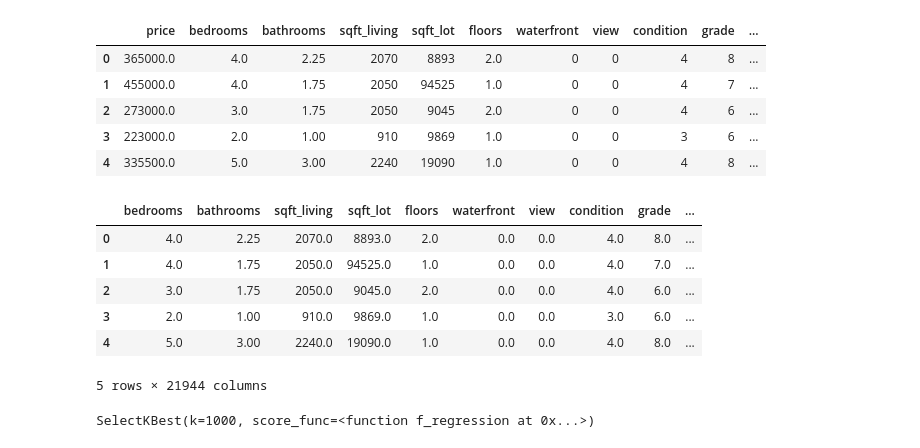
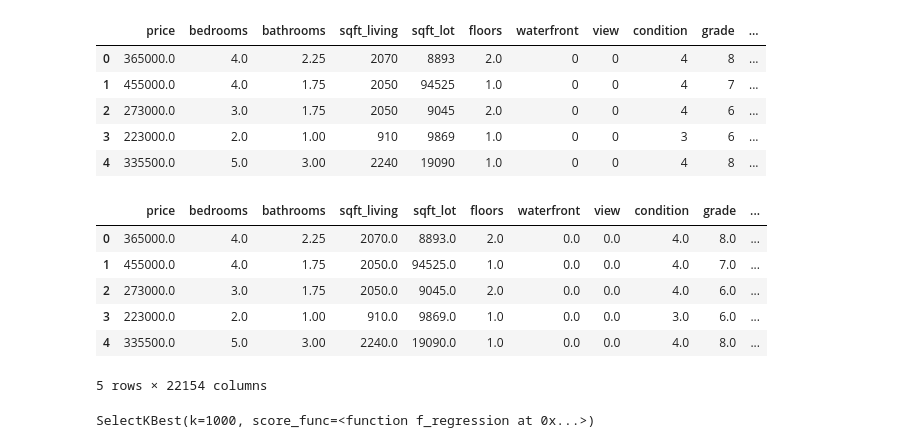
Before and after one commit to dorjeys3/King_County_Real_Estate, a Jupyter notebook: Final Notebook.ipynb, the cells around one changed output. Saved outputs shown, nothing was run; the diff lists cells and outputs as text; code cells hidden in the pictures.

```diff
--- a/Prediction Method.ipynb
+++ b/Final Notebook.ipynb
@@ -1124,20 +1119,20 @@ data_fin.head()
 | 3 | 223000.0 | 2.0 | 1.00 | 910 | 9869 | 1.0 | 0 | 0 | 3 | 6 | ... |
 | 4 | 335500.0 | 5.0 | 3.00 | 2240 | 19090 | 1.0 | 0 | 0 | 4 | 8 | ... |
 # %%
-poly_2_data=data_fin.drop(columns = "price")
+poly_2_data=data_fin
 poly_2 = PolynomialFeatures(degree=2, include_bias=False)
-poly2_data = poly_2.fit_transform(data_fin.drop(columns = "price"))
+poly2_data = poly_2.fit_transform(data_fin)
 poly2_columns = poly_2.get_feature_names(poly_2_data.columns)
 df_poly2 = pd.DataFrame(poly2_data, columns=poly2_columns)
 df_poly2.head()
 # %% [output]
-|  | bedrooms | bathrooms | sqft_living | sqft_lot | floors | waterfront | view | condition | grade | ... |
-| 0 | 4.0 | 2.25 | 2070.0 | 8893.0 | 2.0 | 0.0 | 0.0 | 4.0 | 8.0 | ... |
-| 1 | 4.0 | 1.75 | 2050.0 | 94525.0 | 1.0 | 0.0 | 0.0 | 4.0 | 7.0 | ... |
-| 2 | 3.0 | 1.75 | 2050.0 | 9045.0 | 2.0 | 0.0 | 0.0 | 4.0 | 6.0 | ... |
-| 3 | 2.0 | 1.00 | 910.0 | 9869.0 | 1.0 | 0.0 | 0.0 | 3.0 | 6.0 | ... |
-| 4 | 5.0 | 3.00 | 2240.0 | 19090.0 | 1.0 | 0.0 | 0.0 | 4.0 | 8.0 | ... |
+|  | price | bedrooms | bathrooms | sqft_living | sqft_lot | floors | waterfront | view | condition | grade | ... |
+| 0 | 365000.0 | 4.0 | 2.25 | 2070.0 | 8893.0 | 2.0 | 0.0 | 0.0 | 4.0 | 8.0 | ... |
+| 1 | 455000.0 | 4.0 | 1.75 | 2050.0 | 94525.0 | 1.0 | 0.0 | 0.0 | 4.0 | 7.0 | ... |
+| 2 | 273000.0 | 3.0 | 1.75 | 2050.0 | 9045.0 | 2.0 | 0.0 | 0.0 | 4.0 | 6.0 | ... |
+| 3 | 223000.0 | 2.0 | 1.00 | 910.0 | 9869.0 | 1.0 | 0.0 | 0.0 | 3.0 | 6.0 | ... |
+| 4 | 335500.0 | 5.0 | 3.00 | 2240.0 | 19090.0 | 1.0 | 0.0 | 0.0 | 4.0 | 8.0 | ... |
-5 rows × 21944 columns
+5 rows × 22154 columns
 # %%
 X_train, X_test, y_train, y_test = train_test_split(df_poly2, prices, random_state=30,test_size=0.2)
 # %%
```
Also changed, not shown: parts of 15 cells of this notebook, 1 other file.
